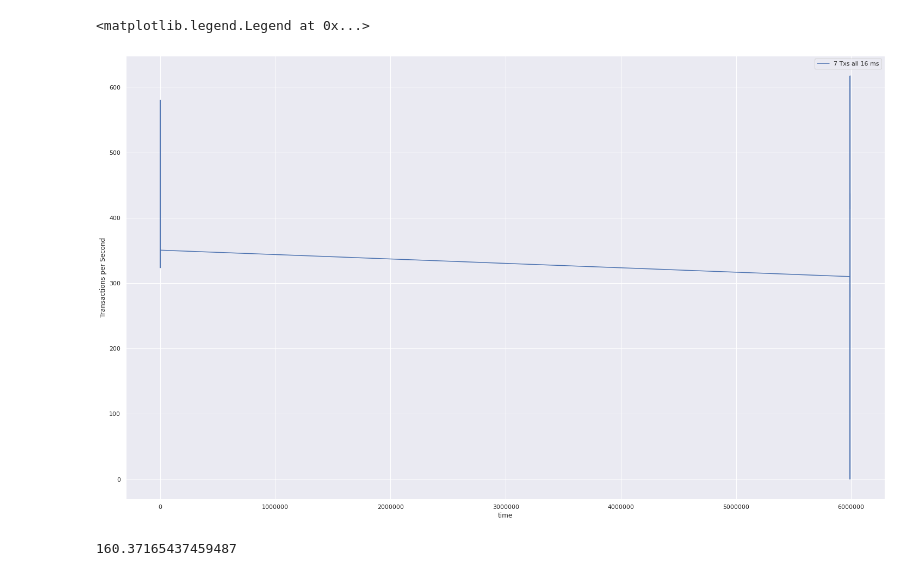
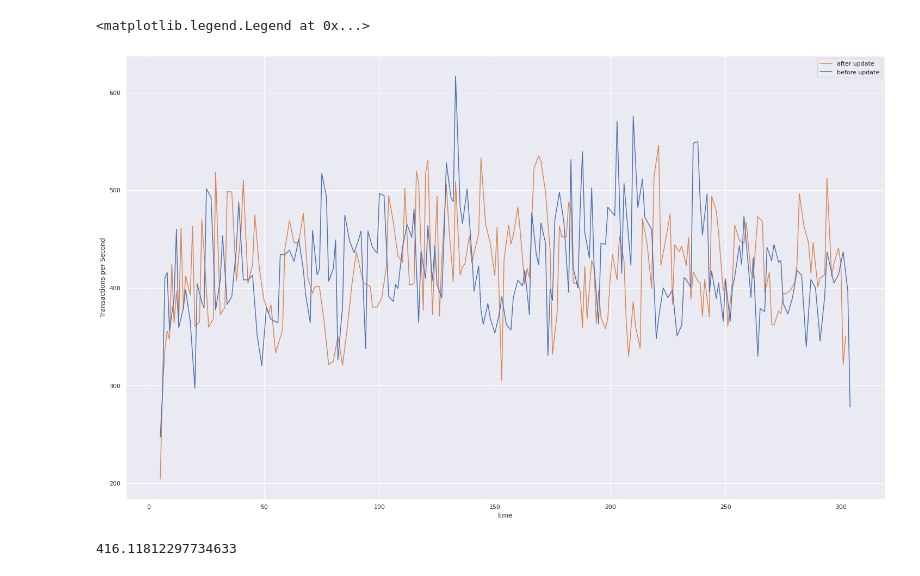
Before and after one commit to lab10-coop/honey-badger-testing, a Jupyter notebook: jupyter/final_throughput.ipynb, the cells around one changed output. Saved outputs shown, nothing was run; the diff lists cells and outputs as text; code cells hidden in the pictures.

```diff
--- a/jupyter/final_throughput.ipynb
+++ b/jupyter/final_throughput.ipynb
@@ -6,7 +6,7 @@ testname1 = 'throughput2' # 'throughput1' or 'throughput2'
 
 
 testalgo2 = 'hbbft'
-testrun2 = 'runUpgrade'
+testrun2 = 'runUpgradeFull'
 testname2 = testname1  # most of the time we wan't to compare the same tests against each other.
 
 
@@ -170,26 +178,26 @@ x
 # %%
 # transactions per second
 
 arange = 8
 
 
 
 
-plt.errorbar(df1.blockTimeSinceStart, df1.txs.rolling(window=5).mean(), label='7 Txs all 16 ms')
-#plt.plot(df2.blockTimeSinceStart, df2.txs.rolling(window=5).mean(), label='7 txs all 18 ms')
+plt.errorbar(df1.blockTimeSinceStart, df1.txs.rolling(window=5).mean(), label='before update')
+plt.plot(df2.blockTimeSinceStart, df2.txs.rolling(window=5).mean(), label='after update')
 
 plt.xlabel('time')
 plt.ylabel('Transactions per Second')
 
 # major_ticks = np.arange(0, 23, 1)
 # plt.yticks(major_ticks)
 
 plt.ticklabel_format(style='plain')
 plt.legend()
 # %% [output]
 <matplotlib.legend.Legend at 0x...>
-[figure, old version]
+[figure, new version]
 # %%
 df2.txs.mean()
 # %% [output]
-160.37165437459487
+416.11812297734633
```
Also changed, not shown: parts of 10 cells of this notebook, 23 other files.
